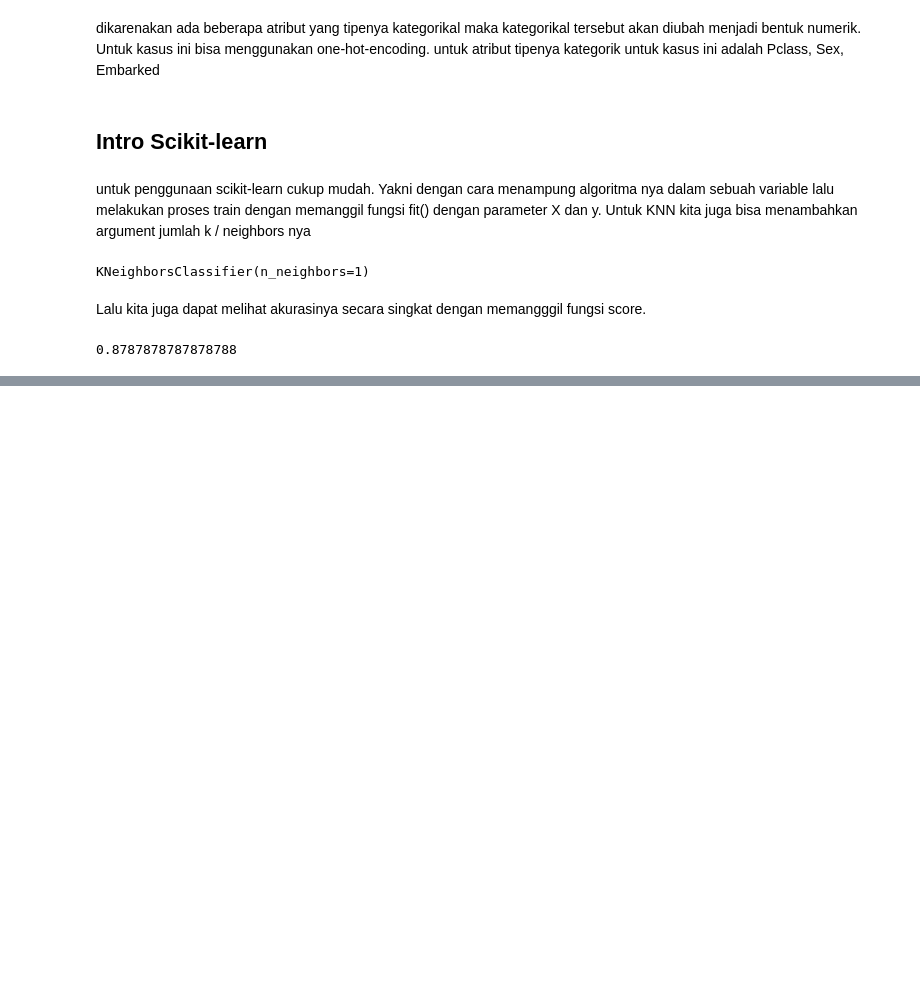
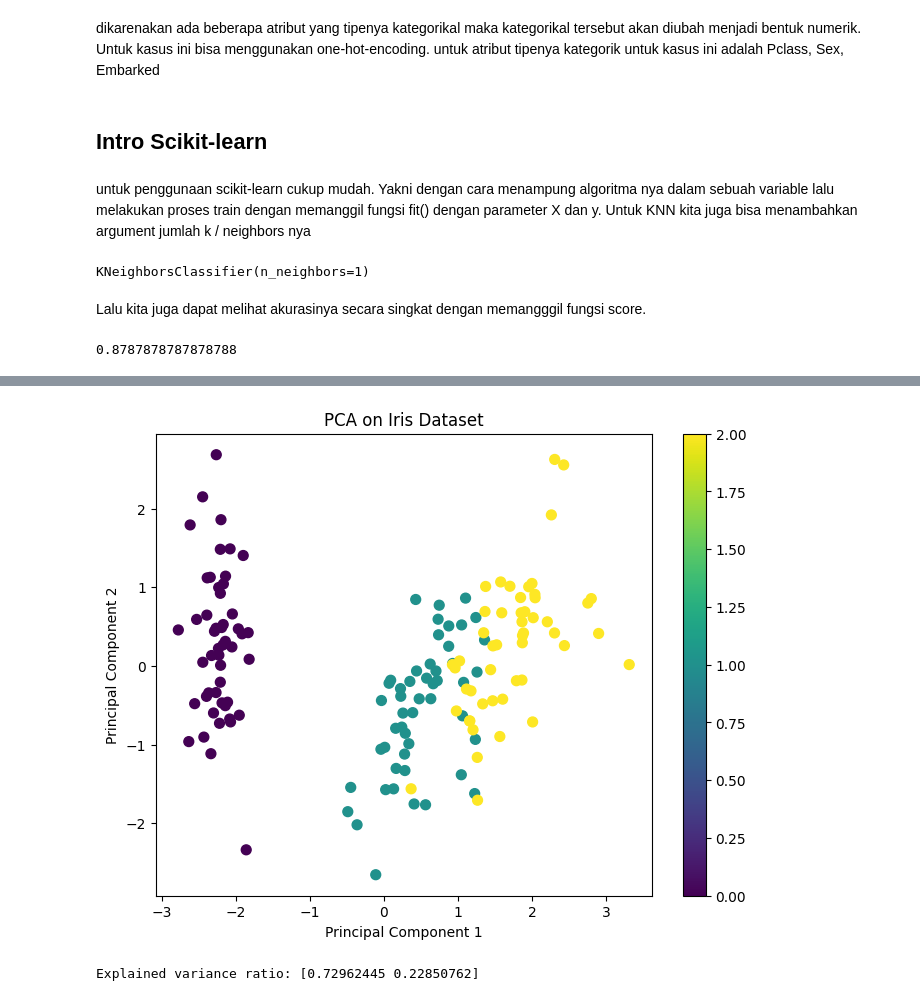
Before and after one commit to royhankamil/Machine-Learning-Project, a Jupyter notebook: kursus_youtube/Dasar_KNN/model.ipynb, the cells around one changed output, grey strips where cells are left out. Drawn from its saved outputs; the diff is of its cells as text; code cells hidden in the pictures; blank space fills up the shorter version.

```diff
--- a/kursus_youtube/Dasar_KNN/model.ipynb
+++ b/kursus_youtube/Dasar_KNN/model.ipynb
@@ -95,3 +95,27 @@ Lalu kita juga dapat melihat akurasinya secara singkat dengan memangggil fungsi
 knn.score(X, y)
 # %% [output]
 0.8787878787878788
+# %%
+# Import libraries
+import numpy as np
+import pandas as pd
+from sklearn.decomposition import PCA
+from sklearn.preprocessing import StandardScaler
+from sklearn.datasets import load_iris
+import matplotlib.pyplot as plt
+
+# Load dataset (misalnya dataset iris)
+data = load_iris()
+X = data.data  # Fitur
+y = data.target  # Label/Kelas
+# %%
+
+# 1. Normalisasi data (standarisasi)
+scaler = StandardScaler()
+X_scaled = scaler.fit_transform(X)
+# %%
+
+# 2. Terapkan PCA
+# Misalnya kita ingin mengurangi dimensi ke 2
+pca = PCA(n_components=2)
+X_pca = pca.fit_transform(X_scaled)
@@ -97,0 +142,16 @@ knn.score(X, y)
+# %%
+
+# 3. Visualisasi hasil PCA (2D)
+plt.figure(figsize=(8, 6))
+plt.scatter(X_pca[:, 0], X_pca[:, 1], c=y, cmap='viridis', s=50)
+plt.xlabel('Principal Component 1')
+plt.ylabel('Principal Component 2')
+plt.title('PCA on Iris Dataset')
+plt.colorbar()
+plt.show()
+
+# 4. Menampilkan variance ratio dari principal components
+print('Explained variance ratio:', pca.explained_variance_ratio_)
+# %% [output]
+[figure, added]
+Explained variance ratio: [0.72962445 0.22850762]
```
Also changed, not shown: parts of 2 cells of this notebook.
